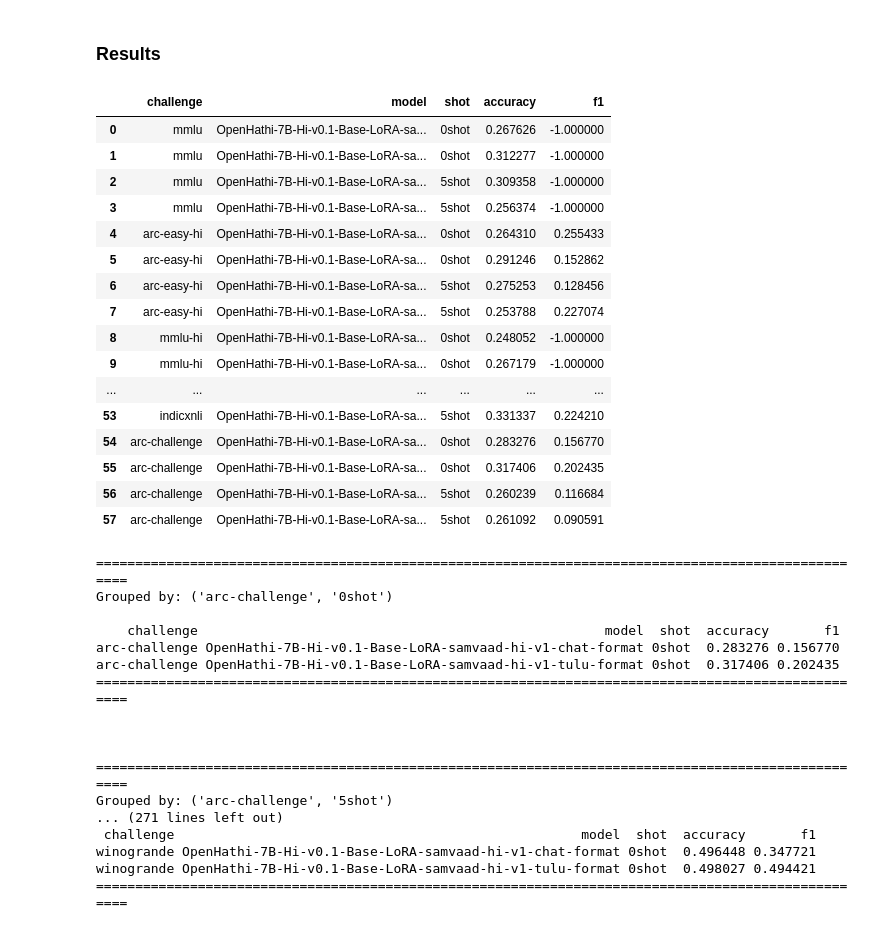
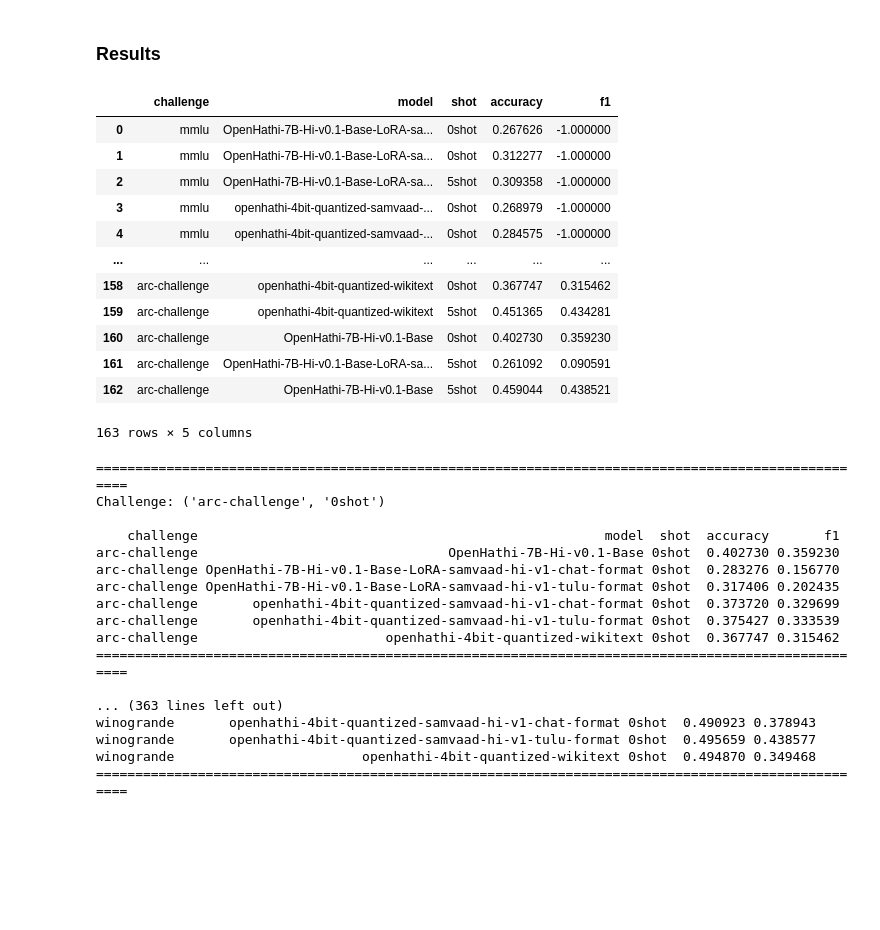
Before and after one commit to shwu-nyunai/prayog, a Jupyter notebook: experiments.ipynb, the cells around one changed output. Drawn from its saved outputs; the diff is of its cells as text; code cells hidden in the pictures; blank space fills up the shorter version.

Commit message:
all results

```diff
--- a/experiments.ipynb
+++ b/experiments.ipynb
@@ -204,7 +204,7 @@ class Metrics:
             )
 
 # Define the results directory
-results_dir = Path("results")
+results_dir = Path("/home/shwu/eval_results")
 
 # Create a dictionary to store the results
 results_data = {
@@ -223,43 +223,39 @@ for challenge_dir in results_dir.iterdir():
         challenge_name = challenge_dir.name
         # Loop through each model directory within the challenge directory
         for model_dir in challenge_dir.iterdir():
             if model_dir.is_dir():
                 model_name = model_dir.name
                 # Read metrics.json file
                 metrics_file = model_dir / "metrics.json"
                 if metrics_file.exists():
                     metrics = Metrics.from_json(metrics_file)
                     # Append data to results dictionary
                     results_data["challenge"].append(challenge_name)
                     results_data["model"].append(model_name.replace("-awq-4", "-4bit-quantized")[:-6]) # when displaying shots a unique column
                     # results_data["model"].append(model_name.replace("-awq-4", "-4bit-quantized")) # when not displaying shots
                     results_data["shot"].append(model_name[-5:])
                     results_data["accuracy"].append(metrics.accuracy)
                     # results_data["precision"].append(metrics.precision)
                     # results_data["recall"].append(metrics.recall)
                     results_data["f1"].append(metrics.f1)
 
 # Create DataFrame from results dictionary
 results_df = pd.DataFrame(results_data)
 
 # Print the DataFrame
 # print(results_df)
 results_df
 # %% [output]
 |  | challenge | model | shot | accuracy | f1 |
 | 0 | mmlu | OpenHathi-7B-Hi-v0.1-Base-LoRA-sa... | 0shot | 0.267626 | -1.000000 |
 | 1 | mmlu | OpenHathi-7B-Hi-v0.1-Base-LoRA-sa... | 0shot | 0.312277 | -1.000000 |
 | 2 | mmlu | OpenHathi-7B-Hi-v0.1-Base-LoRA-sa... | 5shot | 0.309358 | -1.000000 |
-| 3 | mmlu | OpenHathi-7B-Hi-v0.1-Base-LoRA-sa... | 5shot | 0.256374 | -1.000000 |
-| 4 | arc-easy-hi | OpenHathi-7B-Hi-v0.1-Base-LoRA-sa... | 0shot | 0.264310 | 0.255433 |
-| 5 | arc-easy-hi | OpenHathi-7B-Hi-v0.1-Base-LoRA-sa... | 0shot | 0.291246 | 0.152862 |
-| 6 | arc-easy-hi | OpenHathi-7B-Hi-v0.1-Base-LoRA-sa... | 5shot | 0.275253 | 0.128456 |
-| 7 | arc-easy-hi | OpenHathi-7B-Hi-v0.1-Base-LoRA-sa... | 5shot | 0.253788 | 0.227074 |
-| 8 | mmlu-hi | OpenHathi-7B-Hi-v0.1-Base-LoRA-sa... | 0shot | 0.248052 | -1.000000 |
-| 9 | mmlu-hi | OpenHathi-7B-Hi-v0.1-Base-LoRA-sa... | 0shot | 0.267179 | -1.000000 |
+| 3 | mmlu | openhathi-4bit-quantized-samvaad-... | 0shot | 0.268979 | -1.000000 |
+| 4 | mmlu | openhathi-4bit-quantized-samvaad-... | 0shot | 0.284575 | -1.000000 |
 | ... | ... | ... | ... | ... | ... |
-| 53 | indicxnli | OpenHathi-7B-Hi-v0.1-Base-LoRA-sa... | 5shot | 0.331337 | 0.224210 |
-| 54 | arc-challenge | OpenHathi-7B-Hi-v0.1-Base-LoRA-sa... | 0shot | 0.283276 | 0.156770 |
-| 55 | arc-challenge | OpenHathi-7B-Hi-v0.1-Base-LoRA-sa... | 0shot | 0.317406 | 0.202435 |
-| 56 | arc-challenge | OpenHathi-7B-Hi-v0.1-Base-LoRA-sa... | 5shot | 0.260239 | 0.116684 |
-| 57 | arc-challenge | OpenHathi-7B-Hi-v0.1-Base-LoRA-sa... | 5shot | 0.261092 | 0.090591 |
+| 158 | arc-challenge | openhathi-4bit-quantized-wikitext | 0shot | 0.367747 | 0.315462 |
+| 159 | arc-challenge | openhathi-4bit-quantized-wikitext | 5shot | 0.451365 | 0.434281 |
+| 160 | arc-challenge | OpenHathi-7B-Hi-v0.1-Base | 0shot | 0.402730 | 0.359230 |
+| 161 | arc-challenge | OpenHathi-7B-Hi-v0.1-Base-LoRA-sa... | 5shot | 0.261092 | 0.090591 |
+| 162 | arc-challenge | OpenHathi-7B-Hi-v0.1-Base | 5shot | 0.459044 | 0.438521 |
+163 rows × 5 columns
@@ -268,26 +267,27 @@ results_df
 
 grouped_df = results_df.groupby(by=["challenge", "shot"])
 # Printing a nice representation of the grouped DataFrame
-for model_key, group in grouped_df:
+for key, group in grouped_df:
+    group = group.sort_values(by=["model"])
     print("=" * 100)
-    print(f"Grouped by: {model_key}\n")
+    print(f"Challenge: {key}\n")
     print(group.to_string(index=False))
     print("=" * 100, "\n" * 3)
 # %% [output]
 ====================================================================================================
-Grouped by: ('arc-challenge', '0shot')
+Challenge: ('arc-challenge', '0shot')
 
     challenge                                                    model  shot  accuracy       f1
+arc-challenge                                OpenHathi-7B-Hi-v0.1-Base 0shot  0.402730 0.359230
 arc-challenge OpenHathi-7B-Hi-v0.1-Base-LoRA-samvaad-hi-v1-chat-format 0shot  0.283276 0.156770
 arc-challenge OpenHathi-7B-Hi-v0.1-Base-LoRA-samvaad-hi-v1-tulu-format 0shot  0.317406 0.202435
+arc-challenge       openhathi-4bit-quantized-samvaad-hi-v1-chat-format 0shot  0.373720 0.329699
+arc-challenge       openhathi-4bit-quantized-samvaad-hi-v1-tulu-format 0shot  0.375427 0.333539
+arc-challenge                        openhathi-4bit-quantized-wikitext 0shot  0.367747 0.315462
 ====================================================================================================
 
-
-
+... (363 lines left out)
+winogrande       openhathi-4bit-quantized-samvaad-hi-v1-chat-format 0shot  0.490923 0.378943
+winogrande       openhathi-4bit-quantized-samvaad-hi-v1-tulu-format 0shot  0.495659 0.438577
+winogrande                        openhathi-4bit-quantized-wikitext 0shot  0.494870 0.349468
 ====================================================================================================
-Grouped by: ('arc-challenge', '5shot')
-... (271 lines left out)
- challenge                                                    model  shot  accuracy       f1
-winogrande OpenHathi-7B-Hi-v0.1-Base-LoRA-samvaad-hi-v1-chat-format 0shot  0.496448 0.347721
-winogrande OpenHathi-7B-Hi-v0.1-Base-LoRA-samvaad-hi-v1-tulu-format 0shot  0.498027 0.494421
-====================================================================================================
```
Also changed, not shown: parts of 1 cell of this notebook.
